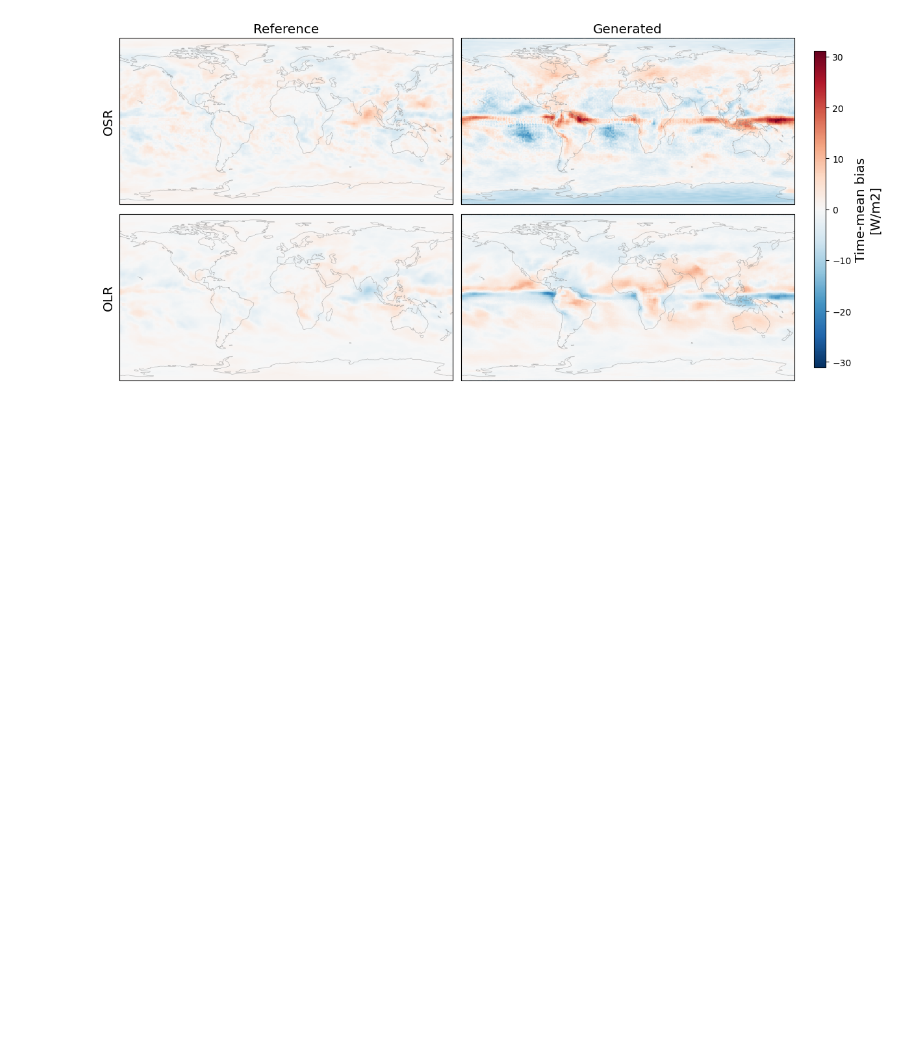
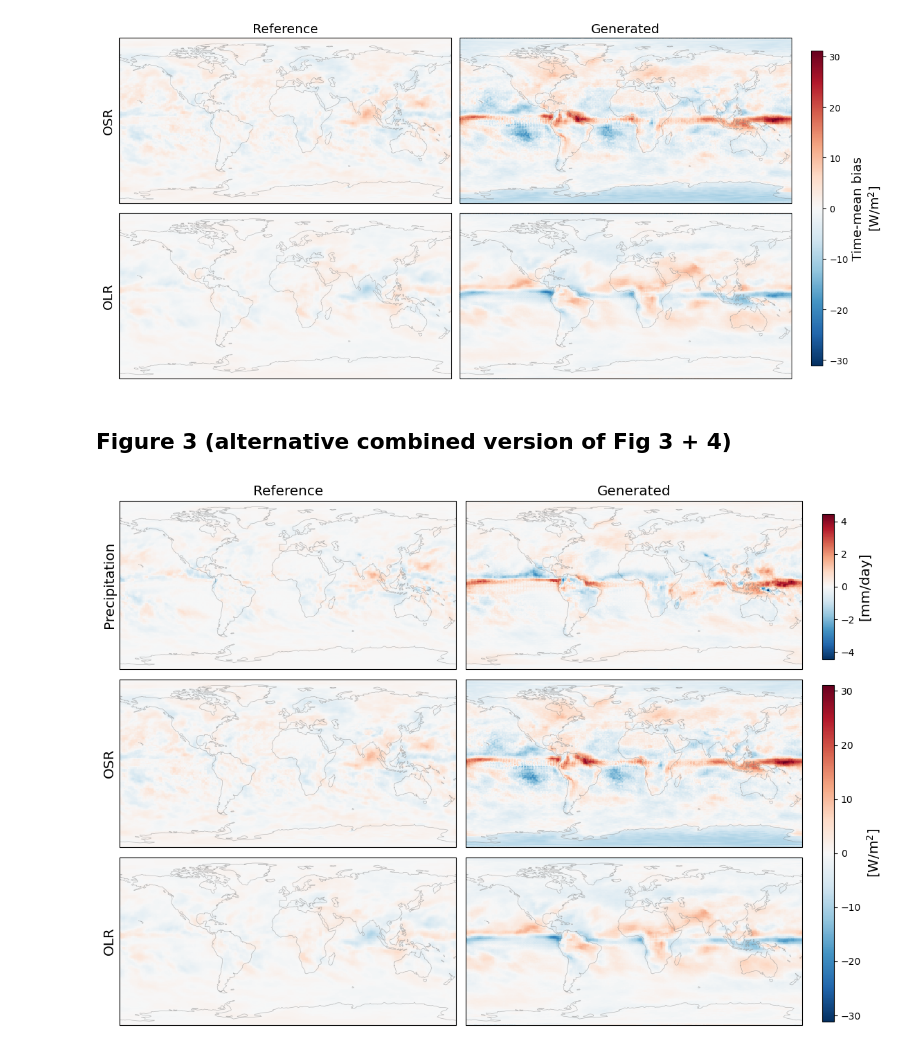
Before and after one commit to ai2cm/e3sm-v2-fme-manuscript, a Jupyter notebook: notebooks/figures.ipynb, the cells around one changed output. Drawn from its saved outputs; the diff is of its cells as text; code cells hidden in the pictures; blank space fills up the shorter version.

```diff
--- a/notebooks/figures.ipynb
+++ b/notebooks/figures.ipynb
@@ -265,5 +285,5 @@ time_mean_bias_OLR = compute_time_mean_bias(
 # %%
-ref_da_OLR = ref_ds["FLUT"]
+ref_da_OLR = ref_ds["FLUT"].assign_attrs(units=FLUX_UNITS)
 ref_time_mean_bias_OLR = compute_time_mean_bias(
     ref_da_OLR,
     da_OLR.sel(source="target")
@@ -273,5 +293,5 @@ ref_time_mean_bias_OLR = compute_time_mean_bias(
 # %%
-da_OSR = ds["top_of_atmos_upward_shortwave_flux"]
+da_OSR = ds["top_of_atmos_upward_shortwave_flux"].assign_attrs(units=FLUX_UNITS)
 time_mean_bias_OSR = compute_time_mean_bias(
     da_OSR.sel(source="prediction"),
     da_OSR.sel(source="target")
@@ -281,5 +301,5 @@ time_mean_bias_OSR = compute_time_mean_bias(
 # %%
-ref_da_OSR = ref_ds["top_of_atmos_upward_shortwave_flux"]
+ref_da_OSR = ref_ds["top_of_atmos_upward_shortwave_flux"].assign_attrs(units=FLUX_UNITS)
 ref_time_mean_bias_OSR = compute_time_mean_bias(
     ref_da_OSR,
     da_OSR.sel(source="target")
@@ -298,0 +321,60 @@ fig.show()
+# %% [markdown]
+## Figure 3 (alternative combined version of Fig 3 + 4)
+# %%
+time_mean_bias = time_mean_bias.assign_attrs(units=PRECIP_UNITS)
+ref_time_mean_bias = ref_time_mean_bias.assign_attrs(units=PRECIP_UNITS)
+time_mean_bias_OSR = time_mean_bias_OSR.assign_attrs(units=FLUX_UNITS)
+ref_time_mean_bias_OSR = ref_time_mean_bias_OSR.assign_attrs(units=FLUX_UNITS)
+time_mean_bias_OLR = time_mean_bias_OLR.assign_attrs(units=FLUX_UNITS)
+ref_time_mean_bias_OLR = ref_time_mean_bias_OLR.assign_attrs(units=FLUX_UNITS)
+# %%
+fig, axs = plt.subplots(
+    nrows=3,
+    ncols=2,
+    figsize=(11.5, 8.1),
+    subplot_kw={"projection": ccrs.PlateCarree()},
+)
+
+im_precip = plot_time_mean_bias_list(
+    [time_mean_bias],
+    [ref_time_mean_bias],
+    var_names=["Precipitation"],
+    axs=axs[0:1]
+)
+
+im_fluxes = plot_time_mean_bias_list(
+    [time_mean_bias_OSR, time_mean_bias_OLR],
+    [ref_time_mean_bias_OSR, ref_time_mean_bias_OLR],
+    var_names=["OSR", "OLR"],
+    axs=axs[1:]
+)
+
+axs[1][0].set_title("")
+axs[1][1].set_title("")
+
+plt.tight_layout()
+fig.subplots_adjust(right=0.9)
+
+cbar_ax = fig.add_axes([0.91, 0.67, 0.015, 0.26])
+cbar = fig.colorbar(
+    im_precip,
+    cax=cbar_ax,
+    orientation="vertical",
+)
+cbar.set_label(
+    f"[{time_mean_bias.units}]", fontsize="x-large"
+)
+
+cbar_ax = fig.add_axes([0.91, 0.025, 0.015, 0.6])
+cbar = fig.colorbar(
+    im_fluxes,
+    cax=cbar_ax,
+    orientation="vertical",
+)
+cbar.set_label(
+    f"[{time_mean_bias_OSR.units}]", fontsize="x-large"
+)
+
+fig.show()
+# %% [output]
+[figure, added]
```
Also changed, not shown: parts of 18 cells of this notebook, 1 other file.
